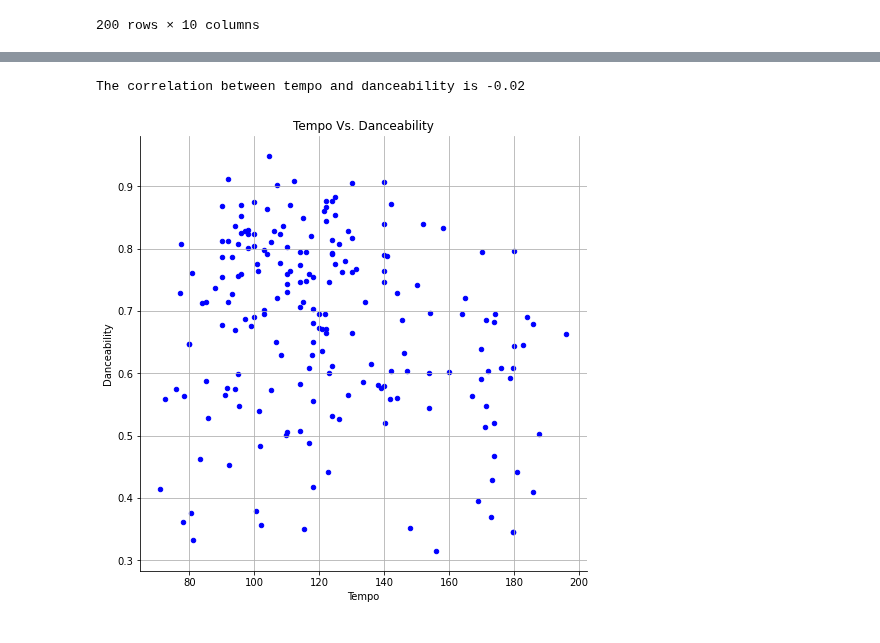
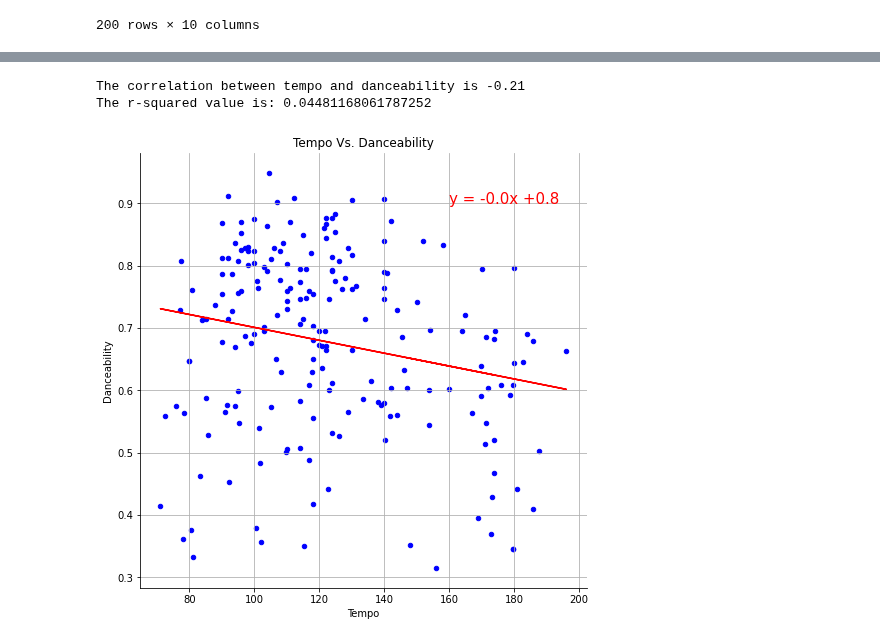
Before and after one commit to mbruns13/project_1_spotify, a Jupyter notebook: song_data_sydney.ipynb, the cells around one changed output, grey strips where cells are left out. Saved outputs shown, nothing was run; the diff lists cells and outputs as text; code cells hidden in the pictures.

Commit message:
Added a cleaned scatterplot for streams and fixed plot titles

```diff
--- a/song_data_sydney.ipynb
+++ b/song_data_sydney.ipynb
@@ -165,37 +180,44 @@ tempo_dancibility_df.set_index('track_id')
 # %%
-import scipy.stats as st
-from matplotlib.pylab import rcParams
-import seaborn as sns
+
 rcParams['figure.figsize'] = 12,8
 rcParams['axes.spines.top'] = False
 rcParams['axes.spines.right'] = False
 
 #Looking at the relationship between tempo and danceability of global top songs
 
 #make the columns in question numeric
 tempo_dancibility_df['tempo'] = pd.to_numeric(tempo_dancibility_df['tempo'])
 tempo_dancibility_df['danceability'] = pd.to_numeric(tempo_dancibility_df['danceability'])
 
 #create a scatter plot to see correlation between variables
 tempo_dancibility_df.plot(kind="scatter", x="tempo", y="danceability", c = ['blue'], grid=True, figsize=(8,8),
               title="Tempo Vs. Danceability")
 
 #find correlation between the variables and print
-tempo = tempo_dancibility_df.iloc[:,7]
-danceability = tempo_dancibility_df.iloc[:,5]
+tempo = tempo_dancibility_df['tempo']
+danceability = tempo_dancibility_df["danceability"]
 correlation = st.pearsonr(tempo,danceability)
 print(f"The correlation between tempo and danceability is {round(correlation[0],2)}")
 
 plt.xlabel('Tempo')
 plt.ylabel('Danceability')
+
+#linear regression and add to plot
+(slope, intercept, rvalue, pvalue, stderr) = st.linregress(tempo,danceability)
+regress_values = tempo * slope + intercept
+line_eq = "y = " + str(round(slope,2)) + "x +" + str(round(intercept,2))
+plt.annotate(line_eq,(160,0.9),fontsize=15,color="red")
+print(f"The r-squared value is: {rvalue**2}")
+plt.plot(tempo,regress_values,"r-");
 
 #save the graph to the images folder
 plt.savefig('images/Tempo_vs_Danceability')
 
 
 #display the graph with the correlation number
 
 plt.show()
 # %% [output]
-The correlation between tempo and danceability is -0.02
+The correlation between tempo and danceability is -0.21
+The r-squared value is: 0.04481168061787252
-[figure, old version]
+[figure, new version]
```
Also changed, not shown: parts of 6 cells of this notebook, 3 other files.
